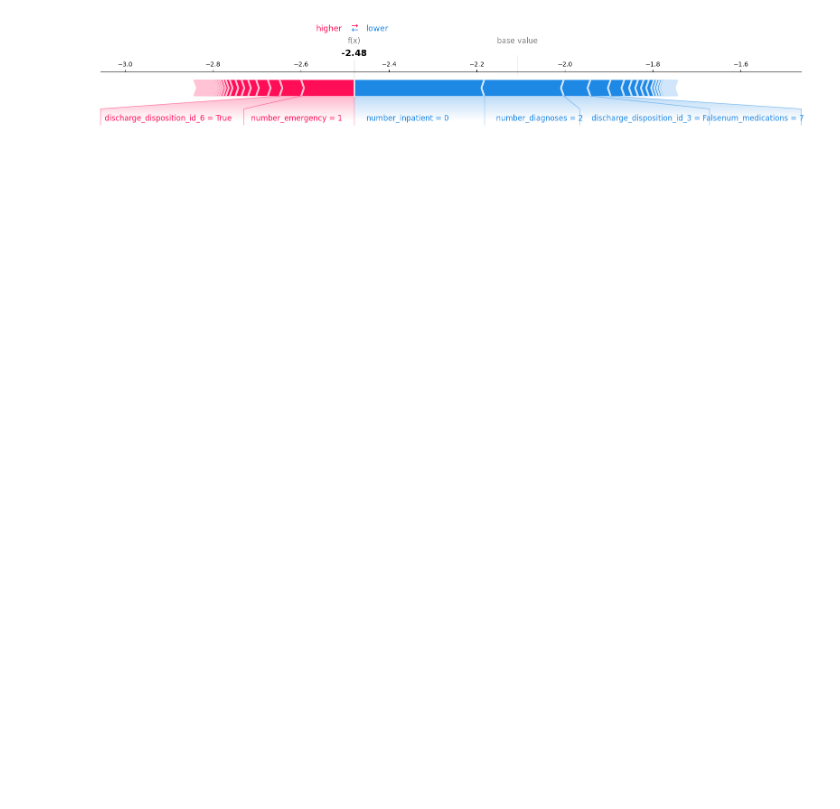
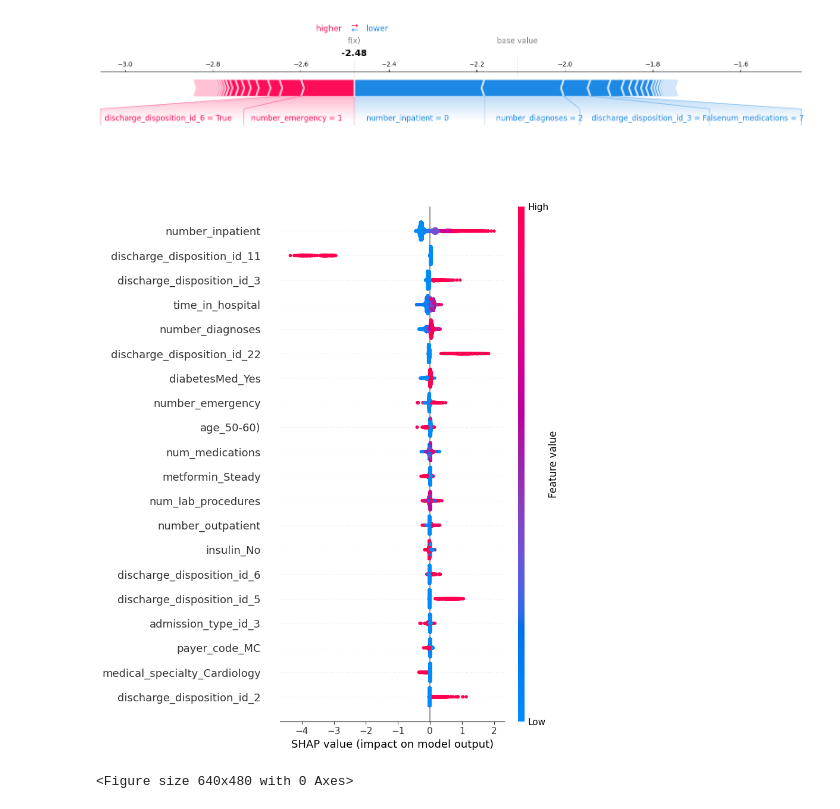
Before and after one commit to hzluan/Cornerstone_200C_project3, a Jupyter notebook: pset3_starter_code-1.ipynb, the cells around one changed output. Cells and saved outputs as stored; diff of their text form; code cells hidden in the pictures; blank space fills up the shorter version.

```diff
--- a/pset3_starter_code-1.ipynb
+++ b/pset3_starter_code-1.ipynb
@@ -141,3 +141,8 @@ plt.close()
 [figure]
 # %%
 # TODO: create summary plot of shape values for X_test
+shap.summary_plot(shap_values, X_test)
+plt.savefig('/Users/hongzhouluan/Desktop/Cornerstone_200C_project3/plots/summary_plot.png', bbox_inches='tight')
+# %% [output]
+[figure, added]
+<Figure size 640x480 with 0 Axes>
```
Also changed, not shown: 1 other file.
